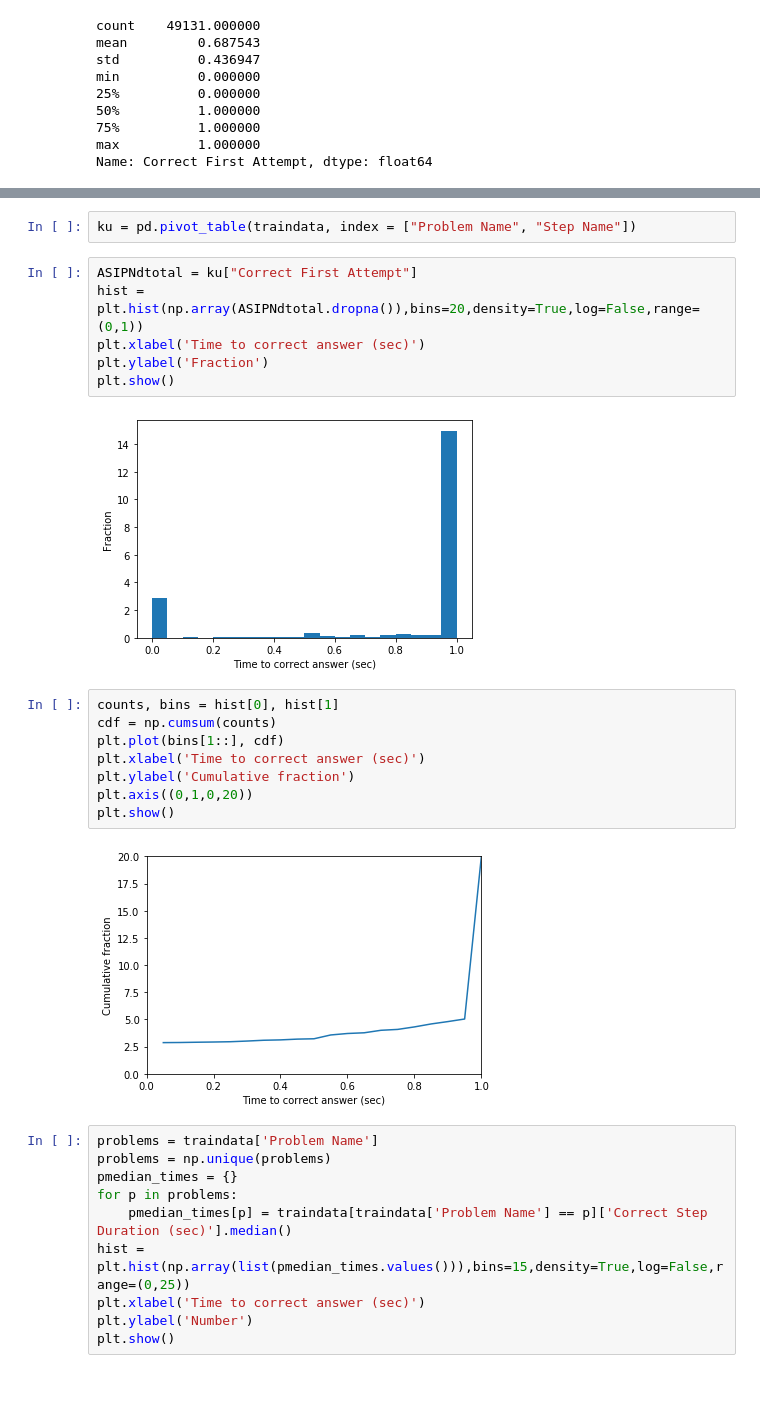
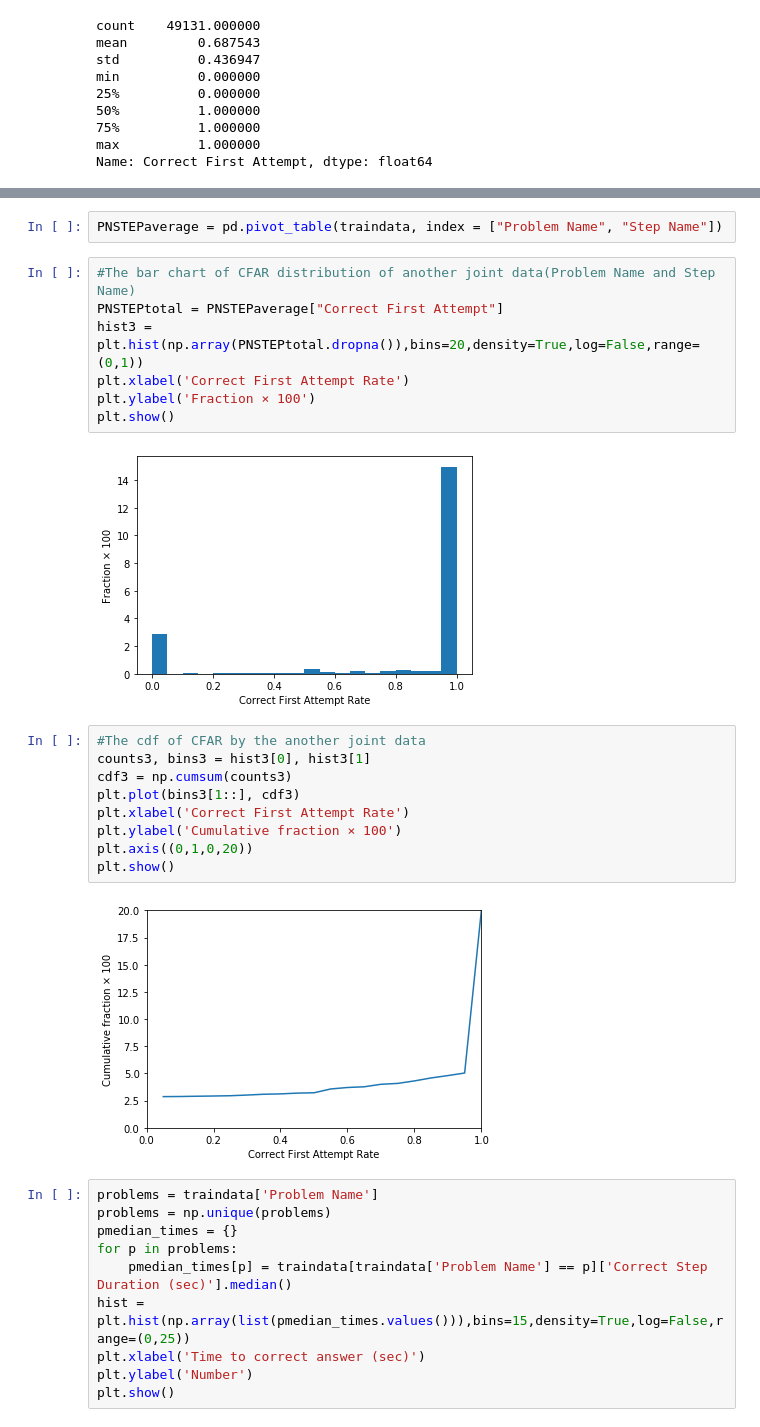
Before and after one commit to bin-soo/CS150A-Project, a Jupyter notebook: new_explore.ipynb, the cells around one changed output, grey strips where cells are left out. Saved outputs shown, nothing was run; the diff lists cells and outputs as text; blank space fills up the shorter version.

```diff
--- a/new_explore.ipynb
+++ b/new_explore.ipynb
@@ -452,23 +463,25 @@ Text(0, 0.5, 'probability')
 # %%
-ku = pd.pivot_table(traindata, index = ["Problem Name", "Step Name"])
+PNSTEPaverage = pd.pivot_table(traindata, index = ["Problem Name", "Step Name"])
 # %%
-ASIPNdtotal = ku["Correct First Attempt"]
-hist = plt.hist(np.array(ASIPNdtotal.dropna()),bins=20,density=True,log=False,range=(0,1))
-plt.xlabel('Time to correct answer (sec)')
-plt.ylabel('Fraction')
+#The bar chart of CFAR distribution of another joint data(Problem Name and Step Name)
+PNSTEPtotal = PNSTEPaverage["Correct First Attempt"]
+hist3 = plt.hist(np.array(PNSTEPtotal.dropna()),bins=20,density=True,log=False,range=(0,1))
+plt.xlabel('Correct First Attempt Rate')
+plt.ylabel('Fraction × 100')
 plt.show()
 # %% [output]
-[figure, old version]
+[figure, new version]
 # %%
-counts, bins = hist[0], hist[1]
-cdf = np.cumsum(counts)
-plt.plot(bins[1::], cdf)
-plt.xlabel('Time to correct answer (sec)')
-plt.ylabel('Cumulative fraction')
+#The cdf of CFAR by the another joint data
+counts3, bins3 = hist3[0], hist3[1]
+cdf3 = np.cumsum(counts3)
+plt.plot(bins3[1::], cdf3)
+plt.xlabel('Correct First Attempt Rate')
+plt.ylabel('Cumulative fraction × 100')
 plt.axis((0,1,0,20))
 plt.show()
 # %% [output]
-[figure, old version]
+[figure, new version]
 # %%
 problems = traindata['Problem Name']
 problems = np.unique(problems)
```
Also changed, not shown: parts of 21 cells of this notebook, 1 other file.
